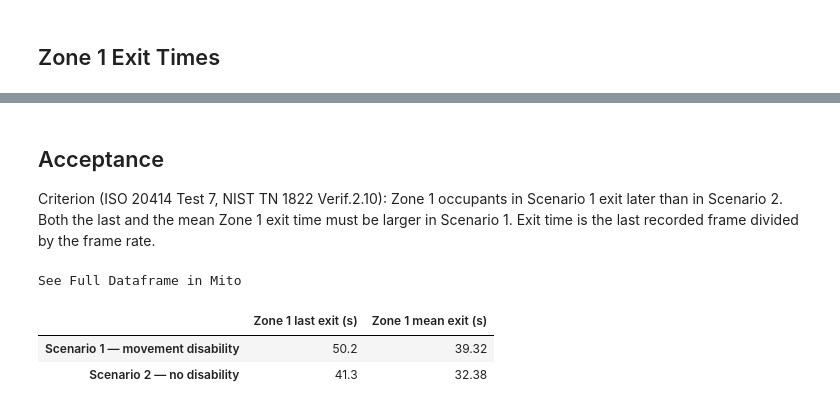
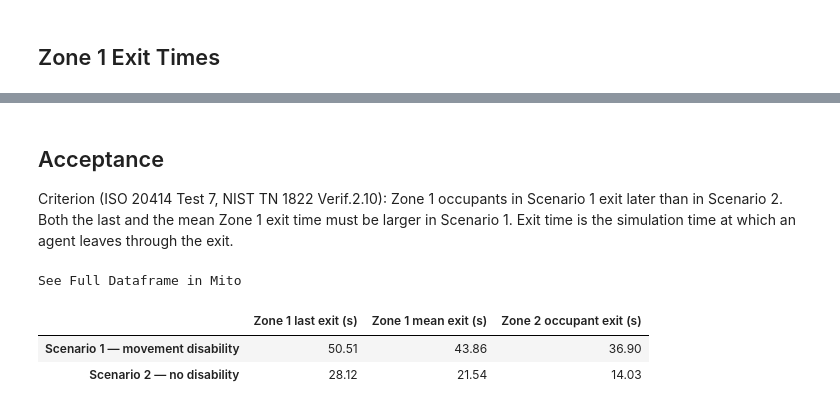
Before and after one commit to PedestrianDynamics/jupedsim-web-community, a Jupyter notebook: standards/iso/iso07_movement_disabilities.ipynb, the cells around one changed output, grey strips where cells are left out. Saved outputs shown, nothing was run; the diff lists cells and outputs as text; code cells hidden in the pictures.

```diff
--- a/standards/iso/iso07_movement_disabilities.ipynb
+++ b/standards/iso/iso07_movement_disabilities.ipynb
@@ -220,26 +240,0 @@ def frame_axes(ax):
-# %%
-# Zone 1 exit times; exit time = last recorded frame / frame_rate
-assert result_1.frame_rate == result_2.frame_rate
-frame_rate = result_1.frame_rate
-slow_id = next(iter(zone2_ids_s1))
-extra_id_s2 = next(iter(zone2_ids_s2))
-slow_exit = agent_times_1.loc[slow_id]
-extra_exit = agent_times_2.loc[extra_id_s2]
-
-
-def zone1_spawn_and_exit(df, ids, times):
-    first = df[df["id"].isin(ids)].sort_values("frame").groupby("id").first()[["x", "y"]]
-    first["exit_s"] = times.loc[first.index]
-    return first.sort_values(["x", "y"])
-
-
-# Agent ids differ between the two runs; the same 24 agents are matched by spawn position
-z1_s1 = zone1_spawn_and_exit(df1, zone1_ids_s1, agent_times_1)
-z1_s2 = zone1_spawn_and_exit(df2, zone1_ids_s2, agent_times_2)
-np.testing.assert_allclose(z1_s1[["x", "y"]].to_numpy(), z1_s2[["x", "y"]].to_numpy(), atol=1e-6)
-paired = pd.DataFrame({"exit_s1": z1_s1["exit_s"].to_numpy(), "exit_s2": z1_s2["exit_s"].to_numpy()})
-ramp_x0, ramp_x1 = (
-    min(c[0] for c in scenario_1.raw["zones"]["jps-zones_0"]["coordinates"]),
-    max(c[0] for c in scenario_1.raw["zones"]["jps-zones_0"]["coordinates"]),
-)
-print(f"{len(paired)} paired Zone 1 agents; ramp x = {ramp_x0:.2f} to {ramp_x1:.2f} m")
@@ -354,29 +451,28 @@ plt.show()
 # %% [markdown]
 ## Acceptance
 
-Criterion (ISO 20414 Test 7, NIST TN 1822 Verif.2.10): Zone 1 occupants in Scenario 1 exit later than in Scenario 2. Both the last and the mean Zone 1 exit time must be larger in Scenario 1. Exit time is the last recorded frame divided by the frame rate.
+Criterion (ISO 20414 Test 7, NIST TN 1822 Verif.2.10): Zone 1 occupants in Scenario 1 exit later than in Scenario 2. Both the last and the mean Zone 1 exit time must be larger in Scenario 1. Exit time is the simulation time at which an agent leaves through the exit.
 # %%
 acceptance = pd.DataFrame(
     {
         "Zone 1 last exit (s)": [paired["exit_s1"].max(), paired["exit_s2"].max()],
         "Zone 1 mean exit (s)": [paired["exit_s1"].mean(), paired["exit_s2"].mean()],
+        "Zone 2 occupant exit (s)": [slow_exit, extra_exit],
     },
     index=["Scenario 1 — movement disability", "Scenario 2 — no disability"],
 )
 display(acceptance.round(2))
 
 assert paired["exit_s1"].max() > paired["exit_s2"].max(), (
     f"Expected last Zone 1 exit in Scenario 1 ({paired['exit_s1'].max():.2f} s) "
     f"to be later than in Scenario 2 ({paired['exit_s2'].max():.2f} s)."
 )
 assert paired["exit_s1"].mean() > paired["exit_s2"].mean(), (
     f"Expected mean Zone 1 exit in Scenario 1 ({paired['exit_s1'].mean():.2f} s) "
     f"to be later than in Scenario 2 ({paired['exit_s2'].mean():.2f} s)."
 )
-result_1.cleanup()
-result_2.cleanup();
 # %% [output]
 See Full Dataframe in Mito
-|  | Zone 1 last exit (s) | Zone 1 mean exit (s) |
-| Scenario 1 — movement disability | 50.2 | 39.32 |
-| Scenario 2 — no disability | 41.3 | 32.38 |
+|  | Zone 1 last exit (s) | Zone 1 mean exit (s) | Zone 2 occupant exit (s) |
+| Scenario 1 — movement disability | 50.51 | 43.86 | 36.90 |
+| Scenario 2 — no disability | 28.12 | 21.54 | 14.03 |
```
Also changed, not shown: parts of 22 cells of this notebook, 11 other files.
